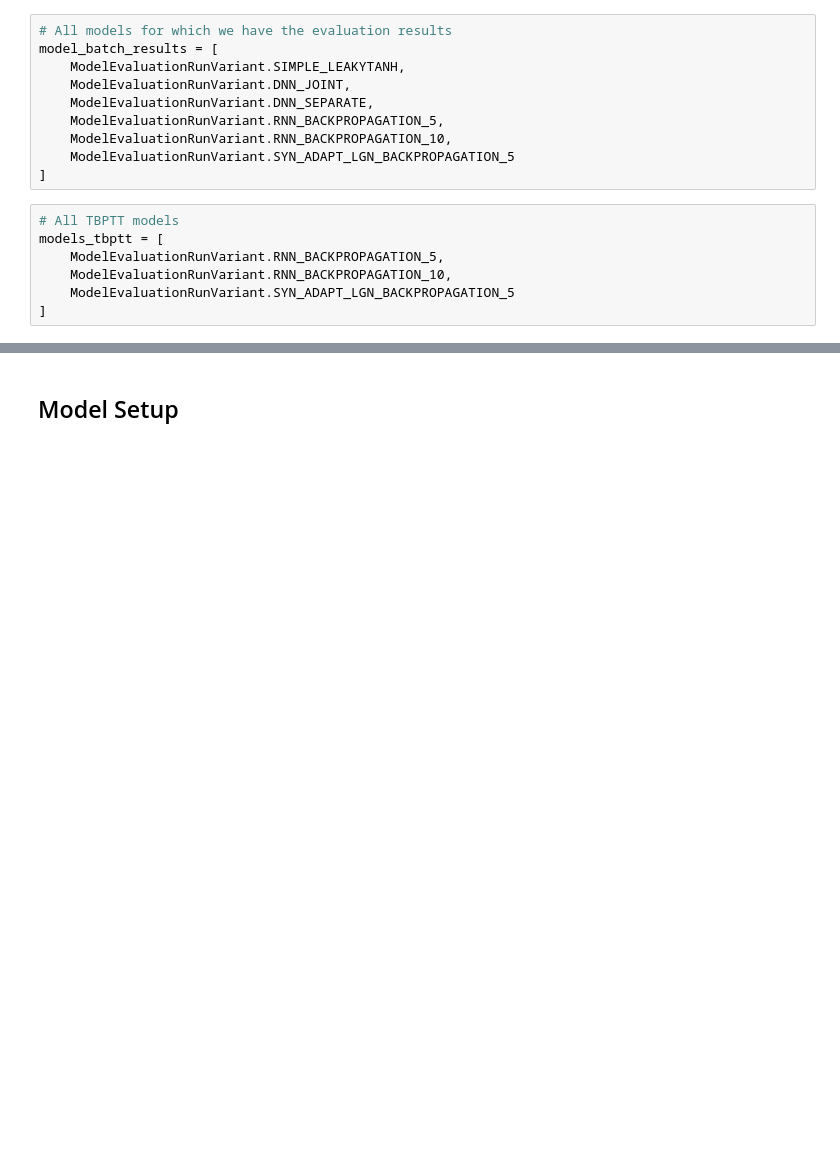
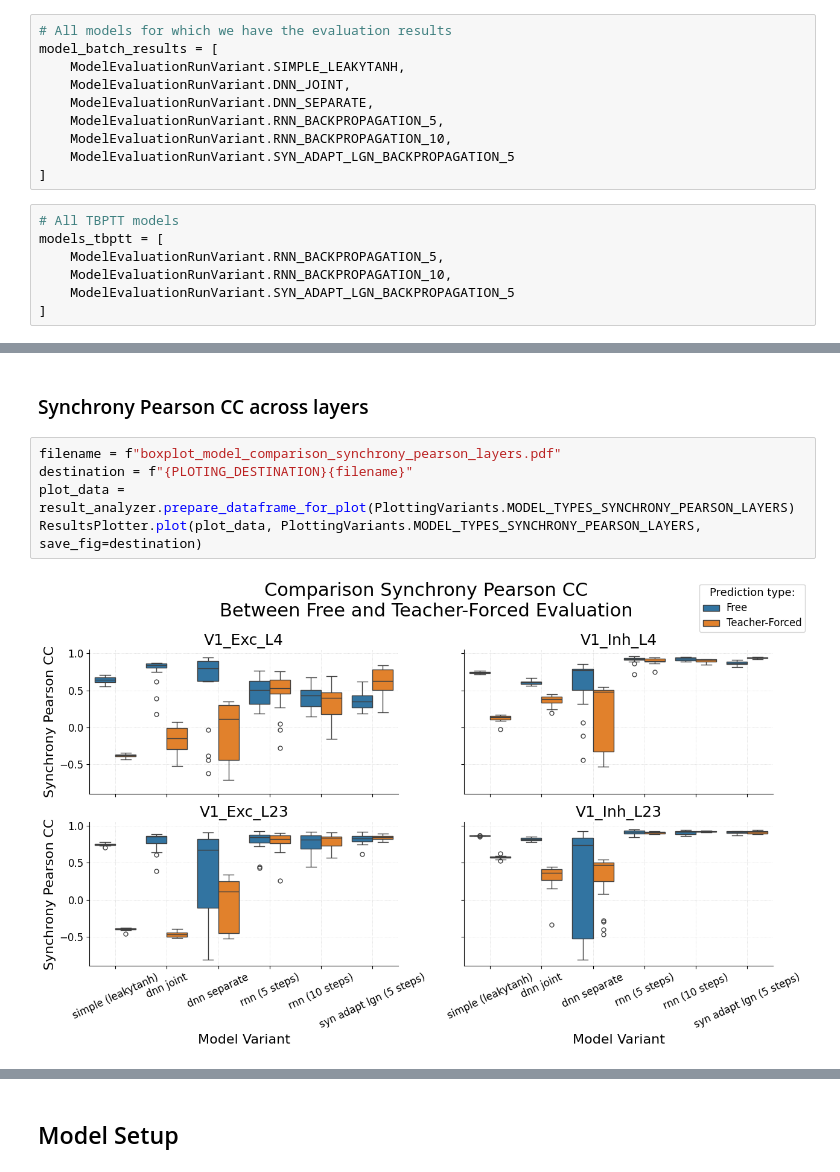
Before and after one commit to dbeinhauer/mcs-source, a Jupyter notebook: results_analysis_tools/analysis_overview.ipynb, the cells around one changed output, grey strips where cells are left out. Drawn from its saved outputs; the diff is of its cells as text; blank space fills up the shorter version.

```diff
--- a/results_analysis_tools/analysis_overview.ipynb
+++ b/results_analysis_tools/analysis_overview.ipynb
@@ -87,0 +159,9 @@ ValueError: Could not interpret value `time` for `x`. Value is a string, but `da
+# %% [markdown]
+### Synchrony Pearson CC across layers
+# %%
+filename = f"boxplot_model_comparison_synchrony_pearson_layers.pdf"
+destination = f"{PLOTING_DESTINATION}{filename}"
+plot_data = result_analyzer.prepare_dataframe_for_plot(PlottingVariants.MODEL_TYPES_SYNCHRONY_PEARSON_LAYERS)
+ResultsPlotter.plot(plot_data, PlottingVariants.MODEL_TYPES_SYNCHRONY_PEARSON_LAYERS, save_fig=destination)
+# %% [output]
+[figure, added]
```
Also changed, not shown: parts of 12 cells of this notebook, 8 other files.
